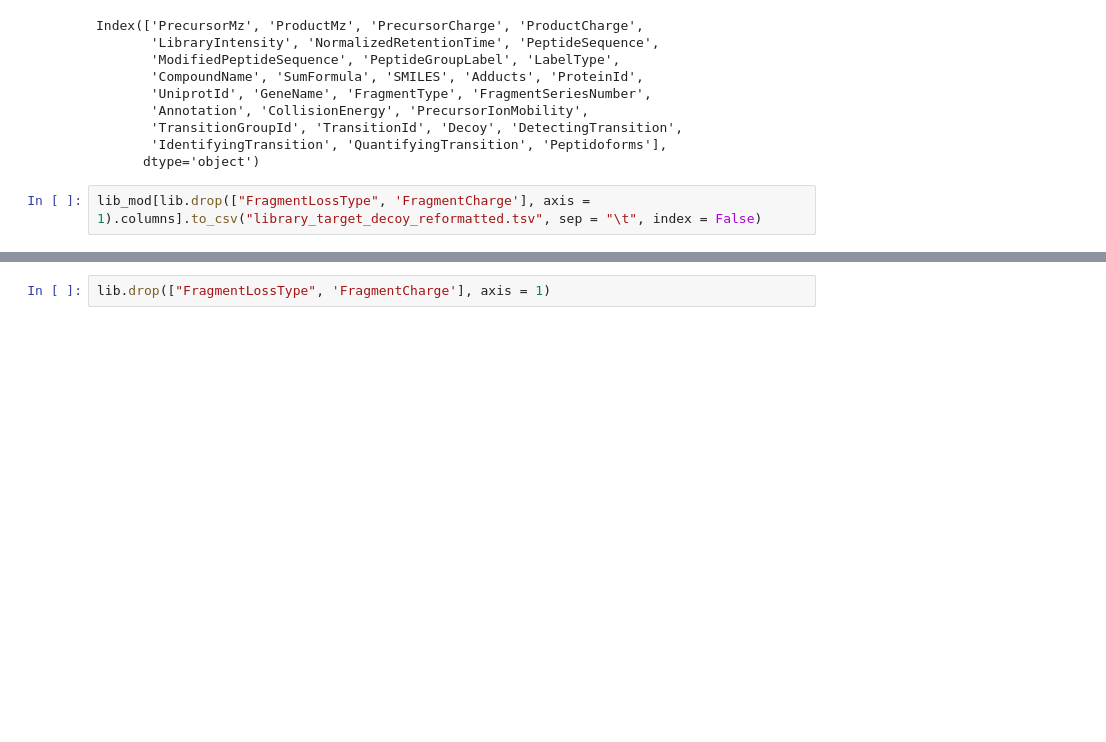
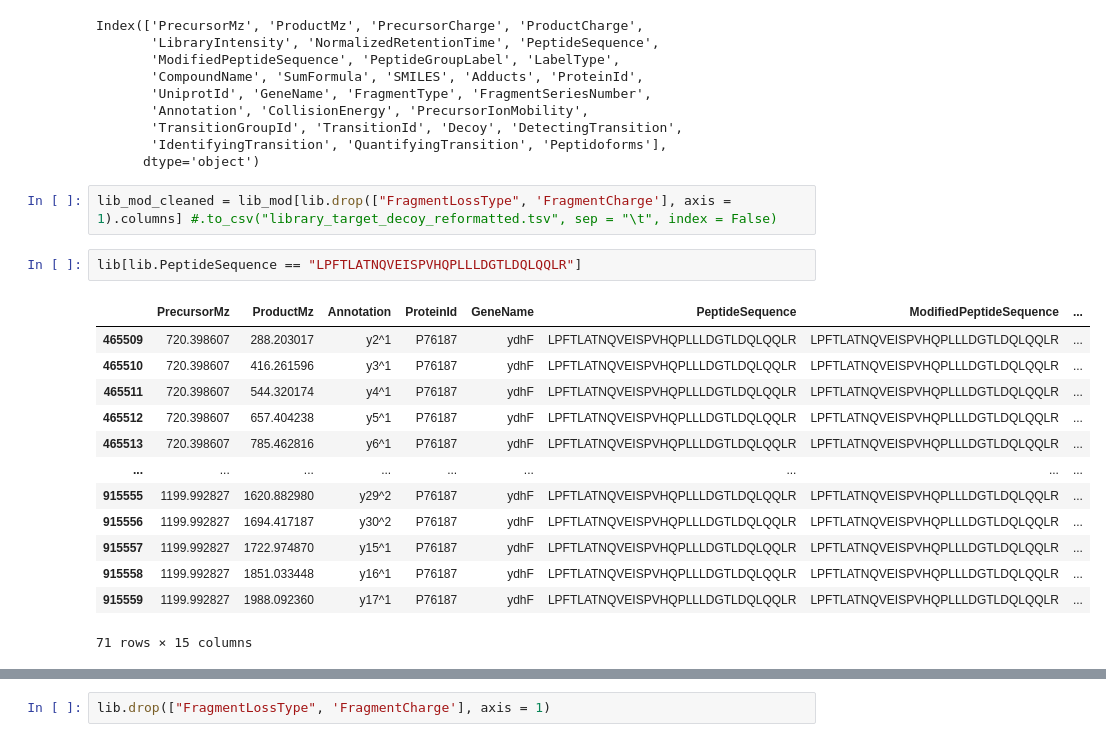
Before and after one commit to statisticalbiotechnology/dia_sum, a Jupyter notebook: experiments/20210602_spectral_library_formatting_to_diaNN.ipynb, the cells around one changed output, grey strips where cells are left out. Cells and saved outputs as stored; diff of their text form; blank space fills up the shorter version.

```diff
--- a/experiments/20210602_spectral_library_formatting_to_diaNN.ipynb
+++ b/experiments/20210602_spectral_library_formatting_to_diaNN.ipynb
@@ -35,4 +36,20 @@ Index(['PrecursorMz', 'ProductMz', 'PrecursorCharge', 'ProductCharge',
        'IdentifyingTransition', 'QuantifyingTransition', 'Peptidoforms'],
       dtype='object')
 # %%
-lib_mod[lib.drop(["FragmentLossType", 'FragmentCharge'], axis = 1).columns].to_csv("library_target_decoy_reformatted.tsv", sep = "\t", index = False)
+lib_mod_cleaned = lib_mod[lib.drop(["FragmentLossType", 'FragmentCharge'], axis = 1).columns] #.to_csv("library_target_decoy_reformatted.tsv", sep = "\t", index = False)
+# %%
+lib[lib.PeptideSequence == "LPFTLATNQVEISPVHQPLLLDGTLDQLQQLR"]
+# %% [output]
+|  | PrecursorMz | ProductMz | Annotation | ProteinId | GeneName | PeptideSequence | ModifiedPeptideSequence | ... |
+| 465509 | 720.398607 | 288.203017 | y2^1 | P76187 | ydhF | LPFTLATNQVEISPVHQPLLLDGTLDQLQQLR | LPFTLATNQVEISPVHQPLLLDGTLDQLQQLR | ... |
+| 465510 | 720.398607 | 416.261596 | y3^1 | P76187 | ydhF | LPFTLATNQVEISPVHQPLLLDGTLDQLQQLR | LPFTLATNQVEISPVHQPLLLDGTLDQLQQLR | ... |
+| 465511 | 720.398607 | 544.320174 | y4^1 | P76187 | ydhF | LPFTLATNQVEISPVHQPLLLDGTLDQLQQLR | LPFTLATNQVEISPVHQPLLLDGTLDQLQQLR | ... |
+| 465512 | 720.398607 | 657.404238 | y5^1 | P76187 | ydhF | LPFTLATNQVEISPVHQPLLLDGTLDQLQQLR | LPFTLATNQVEISPVHQPLLLDGTLDQLQQLR | ... |
+| 465513 | 720.398607 | 785.462816 | y6^1 | P76187 | ydhF | LPFTLATNQVEISPVHQPLLLDGTLDQLQQLR | LPFTLATNQVEISPVHQPLLLDGTLDQLQQLR | ... |
+| ... | ... | ... | ... | ... | ... | ... | ... | ... |
+| 915555 | 1199.992827 | 1620.882980 | y29^2 | P76187 | ydhF | LPFTLATNQVEISPVHQPLLLDGTLDQLQQLR | LPFTLATNQVEISPVHQPLLLDGTLDQLQQLR | ... |
+| 915556 | 1199.992827 | 1694.417187 | y30^2 | P76187 | ydhF | LPFTLATNQVEISPVHQPLLLDGTLDQLQQLR | LPFTLATNQVEISPVHQPLLLDGTLDQLQQLR | ... |
+| 915557 | 1199.992827 | 1722.974870 | y15^1 | P76187 | ydhF | LPFTLATNQVEISPVHQPLLLDGTLDQLQQLR | LPFTLATNQVEISPVHQPLLLDGTLDQLQQLR | ... |
+| 915558 | 1199.992827 | 1851.033448 | y16^1 | P76187 | ydhF | LPFTLATNQVEISPVHQPLLLDGTLDQLQQLR | LPFTLATNQVEISPVHQPLLLDGTLDQLQQLR | ... |
+| 915559 | 1199.992827 | 1988.092360 | y17^1 | P76187 | ydhF | LPFTLATNQVEISPVHQPLLLDGTLDQLQQLR | LPFTLATNQVEISPVHQPLLLDGTLDQLQQLR | ... |
+71 rows × 15 columns
```
Also changed, not shown: parts of 12 cells of this notebook, 7 other files.
